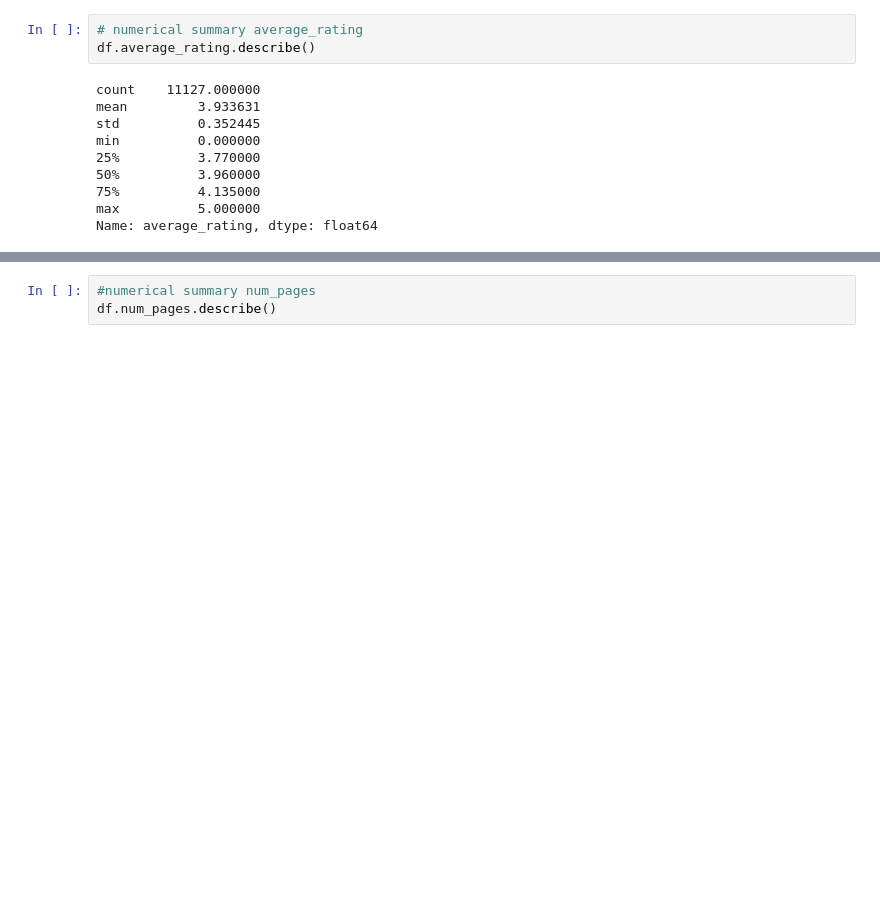
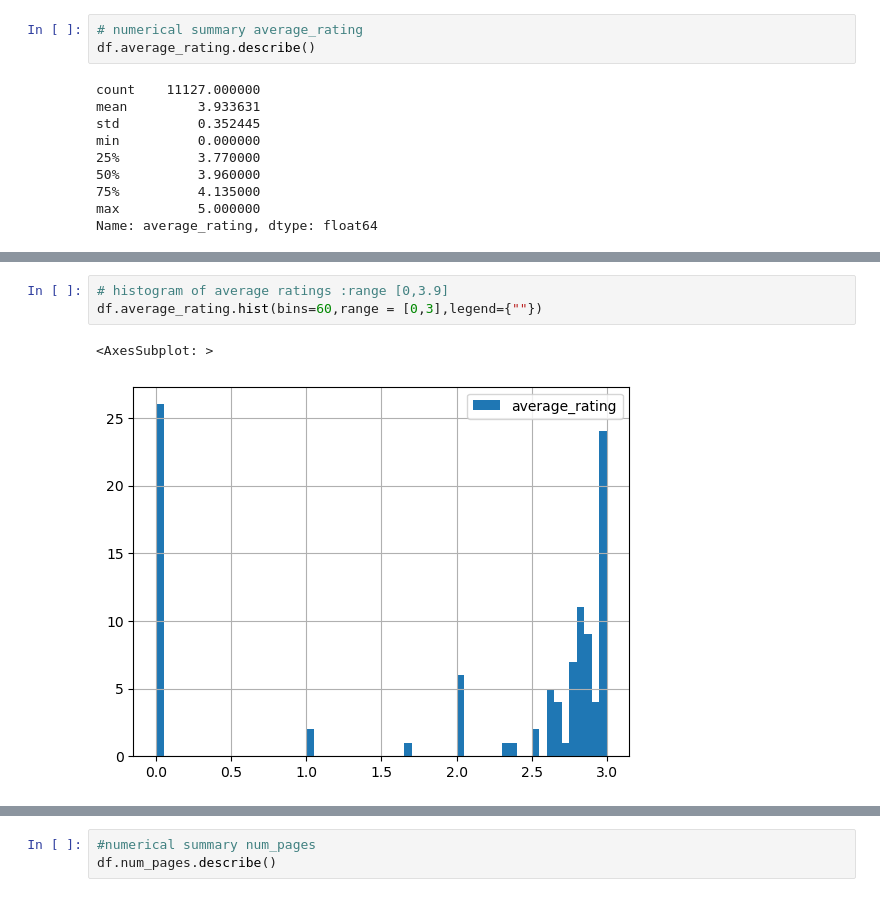
Before and after one commit to phenixMaster/books_rating_project_python_main, a Jupyter notebook: Python_labs_project.ipynb, the cells around one changed output, grey strips where cells are left out. Drawn from its saved outputs; the diff is of its cells as text; blank space fills up the shorter version.

```diff
--- a/Python_labs_project.ipynb
+++ b/Python_labs_project.ipynb
@@ -201,0 +204,6 @@ Name: average_rating, dtype: float64
+# %%
+# histogram of average ratings :range [0,3.9]
+df.average_rating.hist(bins=60,range = [0,3],legend={""})
+# %% [output]
+<AxesSubplot: >
+[figure, added]
```
Also changed, not shown: parts of 57 cells of this notebook.
